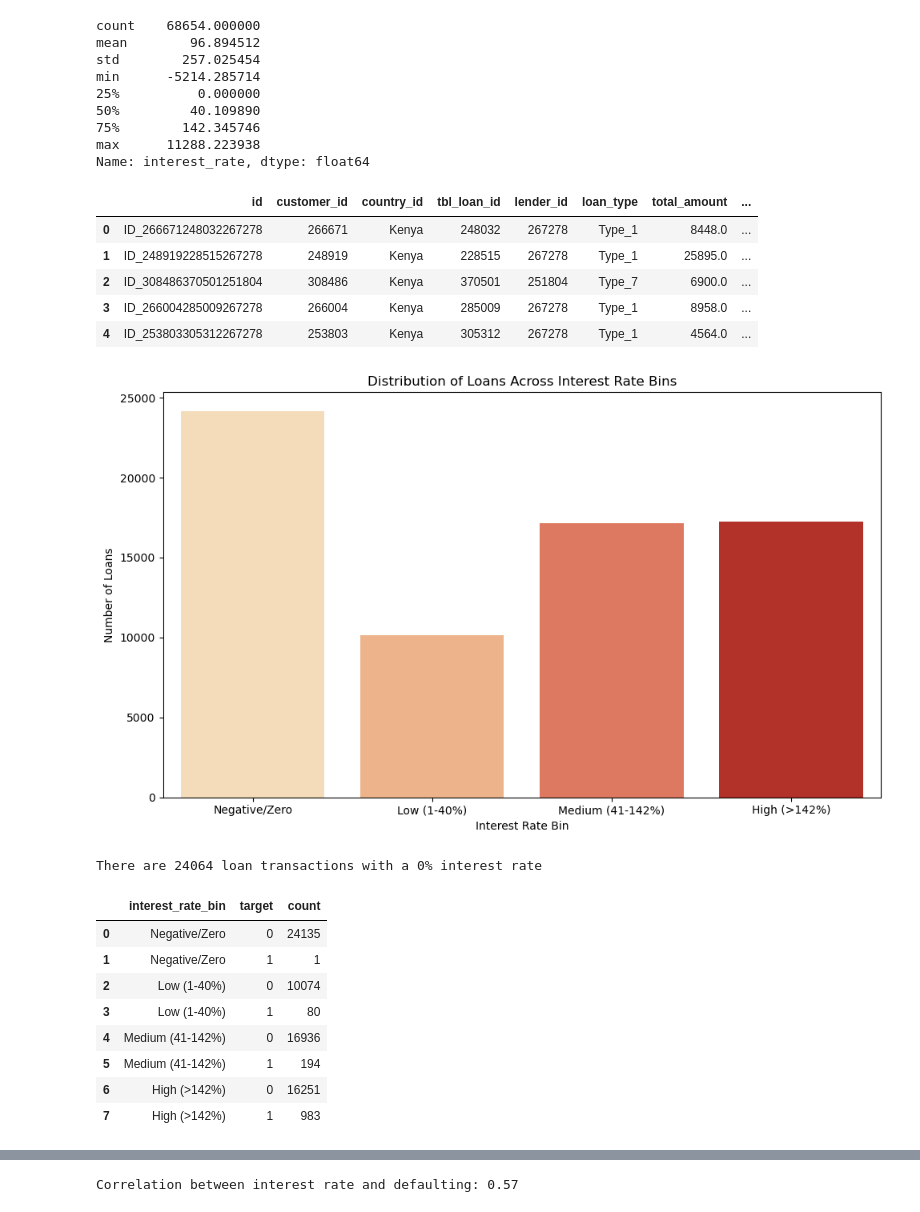
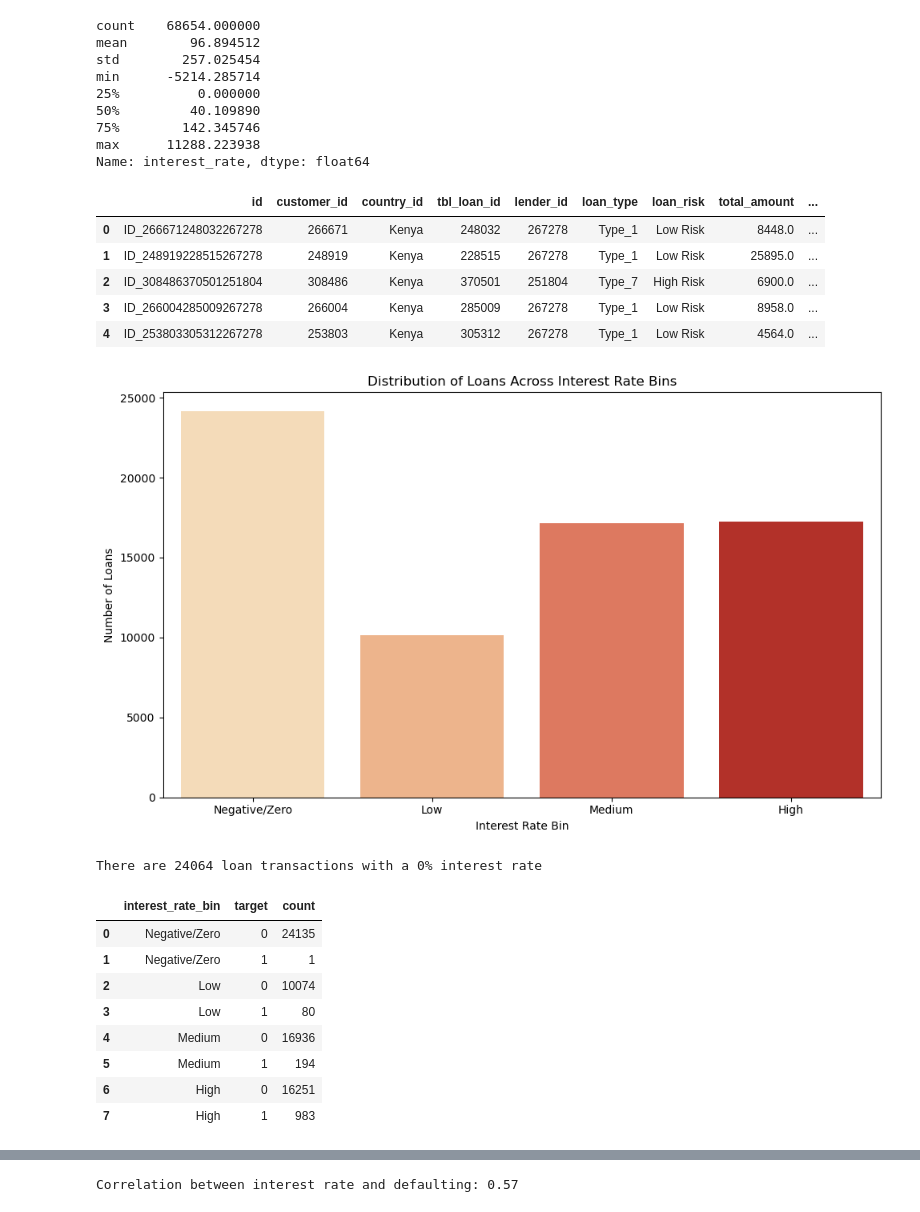
Before and after one commit to Lamerck/credit_score, a Jupyter notebook: creditmodel.ipynb, the cells around one changed output, grey strips where cells are left out. Drawn from its saved outputs; the diff is of its cells as text; code cells hidden in the pictures.

```diff
--- a/creditmodel.ipynb
+++ b/creditmodel.ipynb
@@ -976,6 +1004,6 @@ Name: total_amount_to_repay, dtype: float64
 #calculationg the interest rate
 df['interest_rate'] = ((df['total_amount_to_repay'] - df['total_amount']) /
                          (df['total_amount'] * (df['duration'] / 365))) * 100
-df = df[['id', 'customer_id', 'country_id', 'tbl_loan_id', 'lender_id',	'loan_type', 'total_amount', 'total_amount_to_repay', 'interest_rate', 'disbursement_date', 'due_date', 'duration', 'amount_funded_by_lender', 'lender_portion_funded', 'lender_portion_to_be_repaid', 'new_versus_repeat', 'target']]
+df = df[['id', 'customer_id', 'country_id', 'tbl_loan_id', 'lender_id',	'loan_type', 'loan_risk', 'total_amount', 'total_amount_to_repay', 'interest_rate', 'disbursement_date', 'due_date', 'duration', 'amount_funded_by_lender', 'lender_portion_funded', 'lender_portion_to_be_repaid', 'new_versus_repeat', 'target']]
 df.head()
 # %% [output]
@@ -999,18 +1027,22 @@ max      11288.223938
 Name: interest_rate, dtype: float64
 # %%
 # Define the bins and labels
+#'Negative/Zero is <= 0'
+#Low is 1-40%'
+#Medium is 41-142%'
+#'High is >142%'
 bins = [-float('inf'), 0, 40, 142, float('inf')]
-labels = ['Negative/Zero', 'Low (1-40%)', 'Medium (41-142%)', 'High (>142%)']
+labels = ['Negative/Zero', 'Low', 'Medium', 'High']
 df['interest_rate_bin'] = pd.cut(df['interest_rate'], bins=bins, labels=labels)
-df = df[['id', 'customer_id', 'country_id', 'tbl_loan_id', 'lender_id',	'loan_type', 'total_amount', 'total_amount_to_repay', 'interest_rate', 'interest_rate_bin', 'disbursement_date', 'due_date', 'duration', 'amount_funded_by_lender', 'lender_portion_funded', 'lender_portion_to_be_repaid', 'new_versus_repeat', 'target']]
+df = df[['id', 'customer_id', 'country_id', 'tbl_loan_id', 'lender_id',	'loan_type', 'loan_risk', 'total_amount', 'total_amount_to_repay', 'interest_rate', 'interest_rate_bin', 'disbursement_date', 'due_date', 'duration', 'amount_funded_by_lender', 'lender_portion_funded', 'lender_portion_to_be_repaid', 'new_versus_repeat', 'target']]
 df.head()
 # %% [output]
-|  | id | customer_id | country_id | tbl_loan_id | lender_id | loan_type | total_amount | ... |
-| 0 | ID_266671248032267278 | 266671 | Kenya | 248032 | 267278 | Type_1 | 8448.0 | ... |
-| 1 | ID_248919228515267278 | 248919 | Kenya | 228515 | 267278 | Type_1 | 25895.0 | ... |
-| 2 | ID_308486370501251804 | 308486 | Kenya | 370501 | 251804 | Type_7 | 6900.0 | ... |
-| 3 | ID_266004285009267278 | 266004 | Kenya | 285009 | 267278 | Type_1 | 8958.0 | ... |
-| 4 | ID_253803305312267278 | 253803 | Kenya | 305312 | 267278 | Type_1 | 4564.0 | ... |
+|  | id | customer_id | country_id | tbl_loan_id | lender_id | loan_type | loan_risk | total_amount | ... |
+| 0 | ID_266671248032267278 | 266671 | Kenya | 248032 | 267278 | Type_1 | Low Risk | 8448.0 | ... |
+| 1 | ID_248919228515267278 | 248919 | Kenya | 228515 | 267278 | Type_1 | Low Risk | 25895.0 | ... |
+| 2 | ID_308486370501251804 | 308486 | Kenya | 370501 | 251804 | Type_7 | High Risk | 6900.0 | ... |
+| 3 | ID_266004285009267278 | 266004 | Kenya | 285009 | 267278 | Type_1 | Low Risk | 8958.0 | ... |
+| 4 | ID_253803305312267278 | 253803 | Kenya | 305312 | 267278 | Type_1 | Low Risk | 4564.0 | ... |
 # %%
 bin_distribution = df['interest_rate_bin'].value_counts().reset_index()
 plt.figure(figsize=(10, 6))
@@ -1021,7 +1053,7 @@ plt.ylabel('Number of Loans', fontsize=10)
 plt.tight_layout()
 plt.show()
 # %% [output]
-[figure, old version]
+[figure, new version]
 # %%
 print(f"There are {len(df[df['interest_rate'] == 0])} loan transactions with a 0% interest rate")
 # %% [output]
@@ -1032,12 +1064,12 @@ df.groupby(['interest_rate_bin', 'target'], observed=True)['id'].count().reset_i
 |  | interest_rate_bin | target | count |
 | 0 | Negative/Zero | 0 | 24135 |
 | 1 | Negative/Zero | 1 | 1 |
-| 2 | Low (1-40%) | 0 | 10074 |
-| 3 | Low (1-40%) | 1 | 80 |
-| 4 | Medium (41-142%) | 0 | 16936 |
-| 5 | Medium (41-142%) | 1 | 194 |
-| 6 | High (>142%) | 0 | 16251 |
-| 7 | High (>142%) | 1 | 983 |
+| 2 | Low | 0 | 10074 |
+| 3 | Low | 1 | 80 |
+| 4 | Medium | 0 | 16936 |
+| 5 | Medium | 1 | 194 |
+| 6 | High | 0 | 16251 |
+| 7 | High | 1 | 983 |
 # %%
 defaulting_rate_by_bin = df.groupby('interest_rate_bin', observed=True)['target'].mean().reset_index(name='defaulting_rate')
 defaulting_rate_by_bin
```
Also changed, not shown: parts of 28 cells of this notebook.
